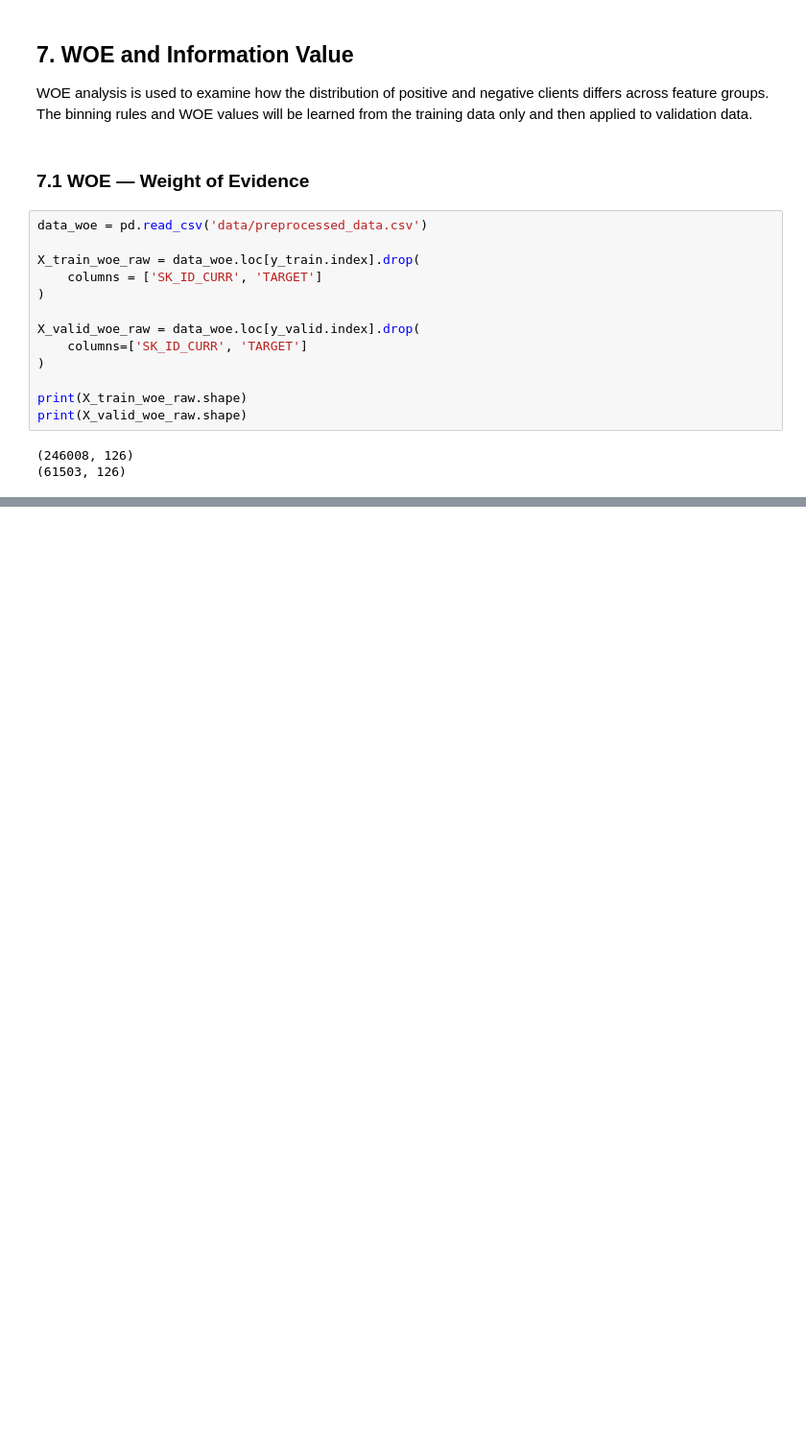
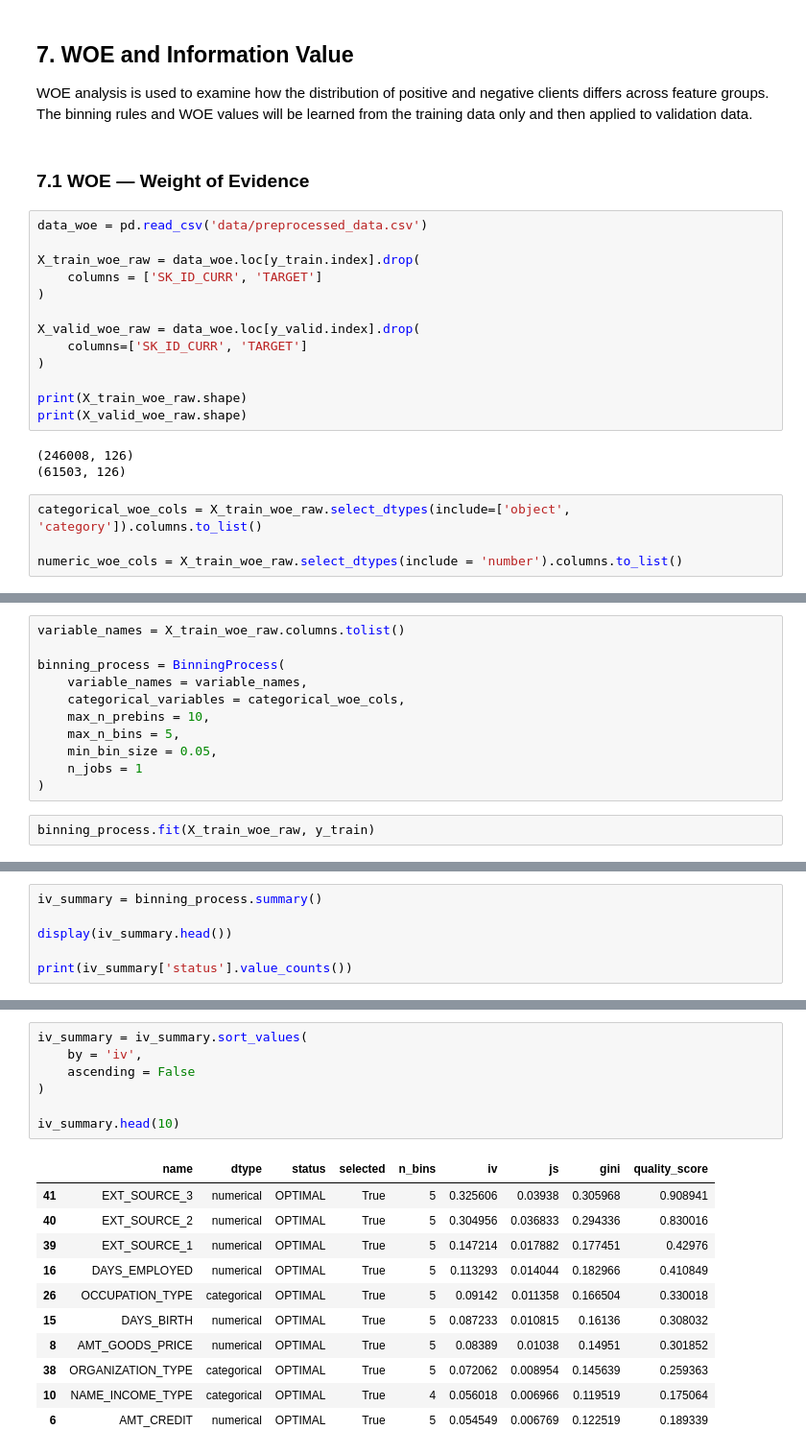
Before and after one commit to Tural-Kazimov/home-credit-default-risk, a Jupyter notebook: 03_model_training.ipynb, the cells around one changed output, grey strips where cells are left out. Shown at 96% size. Cells and saved outputs as stored; diff of their text form; blank space fills up the shorter version.

```diff
--- a/03_model_training.ipynb
+++ b/03_model_training.ipynb
@@ -207,3 +209,7 @@ print(X_valid_woe_raw.shape)
 # %% [output]
 (246008, 126)
 (61503, 126)
+# %%
+categorical_woe_cols = X_train_woe_raw.select_dtypes(include=['object', 'category']).columns.to_list()
+
+numeric_woe_cols = X_train_woe_raw.select_dtypes(include = 'number').columns.to_list()
@@ -209,0 +242,13 @@ print(X_valid_woe_raw.shape)
+# %%
+variable_names = X_train_woe_raw.columns.tolist()
+
+binning_process = BinningProcess(
+    variable_names = variable_names,
+    categorical_variables = categorical_woe_cols,
+    max_n_prebins = 10,
+    max_n_bins = 5,
+    min_bin_size = 0.05,
+    n_jobs = 1
+)
+# %%
+binning_process.fit(X_train_woe_raw, y_train)
@@ -209,0 +284,6 @@ print(X_valid_woe_raw.shape)
+# %%
+iv_summary = binning_process.summary()
+
+display(iv_summary.head())
+
+print(iv_summary['status'].value_counts())
@@ -209,0 +300,19 @@ print(X_valid_woe_raw.shape)
+# %%
+iv_summary = iv_summary.sort_values(
+    by = 'iv',
+    ascending = False
+)
+
+iv_summary.head(10)
+# %% [output]
+|  | name | dtype | status | selected | n_bins | iv | js | gini | quality_score |
+| 41 | EXT_SOURCE_3 | numerical | OPTIMAL | True | 5 | 0.325606 | 0.03938 | 0.305968 | 0.908941 |
+| 40 | EXT_SOURCE_2 | numerical | OPTIMAL | True | 5 | 0.304956 | 0.036833 | 0.294336 | 0.830016 |
+| 39 | EXT_SOURCE_1 | numerical | OPTIMAL | True | 5 | 0.147214 | 0.017882 | 0.177451 | 0.42976 |
+| 16 | DAYS_EMPLOYED | numerical | OPTIMAL | True | 5 | 0.113293 | 0.014044 | 0.182966 | 0.410849 |
+| 26 | OCCUPATION_TYPE | categorical | OPTIMAL | True | 5 | 0.09142 | 0.011358 | 0.166504 | 0.330018 |
+| 15 | DAYS_BIRTH | numerical | OPTIMAL | True | 5 | 0.087233 | 0.010815 | 0.16136 | 0.308032 |
+| 8 | AMT_GOODS_PRICE | numerical | OPTIMAL | True | 5 | 0.08389 | 0.01038 | 0.14951 | 0.301852 |
+| 38 | ORGANIZATION_TYPE | categorical | OPTIMAL | True | 5 | 0.072062 | 0.008954 | 0.145639 | 0.259363 |
+| 10 | NAME_INCOME_TYPE | categorical | OPTIMAL | True | 4 | 0.056018 | 0.006966 | 0.119519 | 0.175064 |
+| 6 | AMT_CREDIT | numerical | OPTIMAL | True | 5 | 0.054549 | 0.006769 | 0.122519 | 0.189339 |
```
Also changed, not shown: parts of 23 cells of this notebook.
